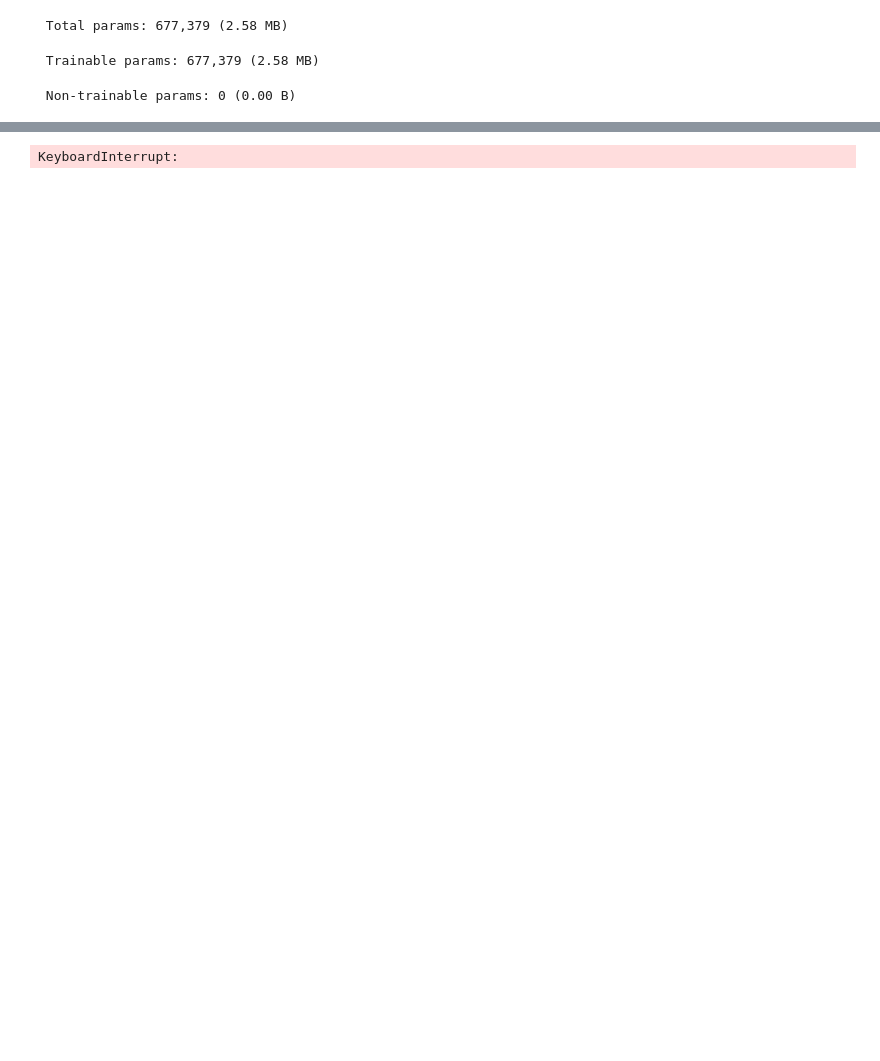
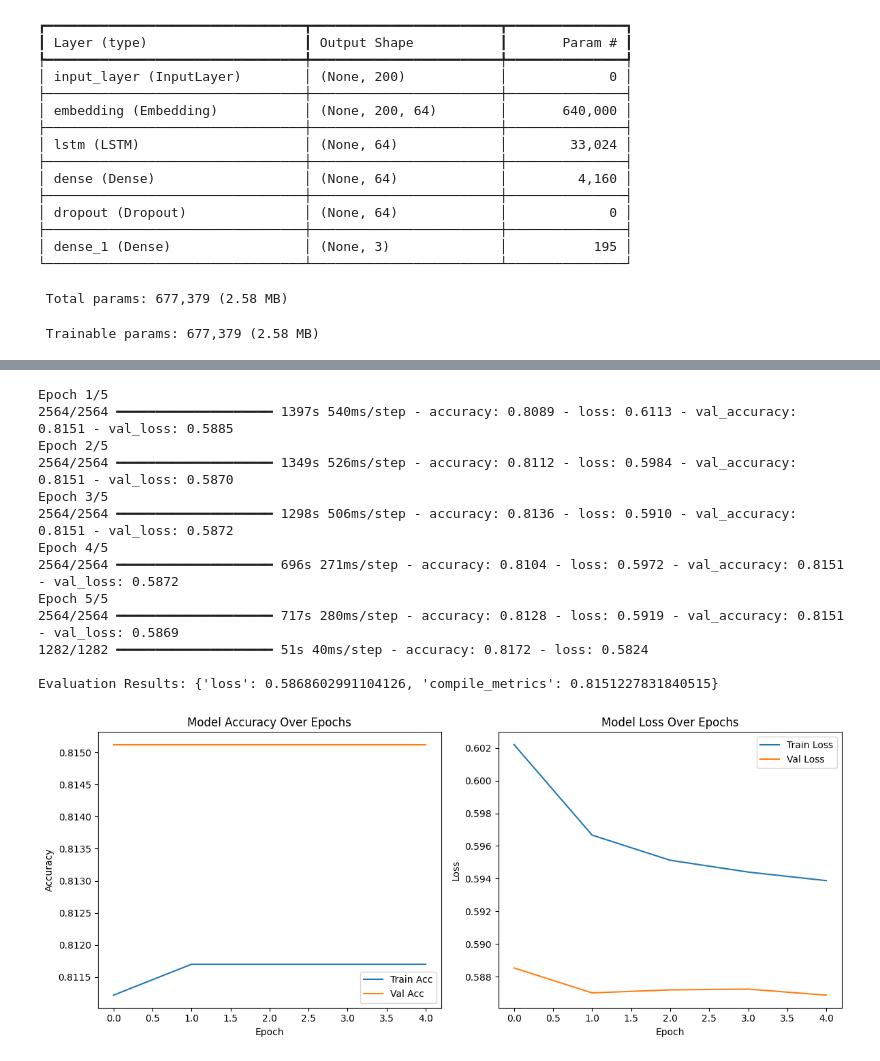
Before and after one commit to harish-git63/Demo1, a Jupyter notebook: mini_p.ipynb, the cells around one changed output, grey strips where cells are left out. Saved outputs shown, nothing was run; the diff lists cells and outputs as text; code cells hidden in the pictures; blank space fills up the shorter version.

```diff
--- a/mini_p.ipynb
+++ b/mini_p.ipynb
@@ -153,24 +150,31 @@ import string
 import nltk
 from nltk.corpus import stopwords
 
-# Download NLTK stopwords
-nltk.download('stopwords')
-stop_words = set(stopwords.words('english'))
+# ------------------ 1. Load dataset ------------------
+# ✅ FIX: Added encoding parameter to handle potential UnicodeDecodeError
+try:
+    df = pd.read_csv("/content/Dataset-SA.csv", encoding='latin1')
+    print("✅ Dataset loaded successfully with latin1 encoding!")
+except UnicodeDecodeError:
+    try:
+        df = pd.read_csv("/content/Dataset-SA.csv", encoding='ISO-8859-1')
+        print("✅ Dataset loaded successfully with ISO-8859-1 encoding!")
+    except Exception as e:
+        print(f"❌ Could not load dataset with common encodings: {e}")
+        # Handle the error appropriately, perhaps by stopping or trying another encoding
+        exit() # Or raise an exception
 
-# ------------------ 1. Load dataset ------------------
-df = pd.read_csv("/content/Dataset-SA.csv")
-print("Dataset loaded successfully!")
 print("Columns in dataset:", df.columns.tolist())
 print(df.head())
 
 # ------------------ 2. Identify text and target columns ------------------
-text_column = "product_name"  # Change if your text column is different
+text_column = "product_name"  # Change if needed
 
-# Auto-detect possible target columns (exclude text)
+# Auto-detect possible target columns
 possible_targets = [col for col in df.columns if col != text_column]
 print(f"Possible target columns: {possible_targets}")
 
-# Use last column as target by default (or manually set)
+# Use last column as target
 target_column = possible_targets[-1]
 print(f"Using '{target_column}' as target column.")
 
@@ -179,13 +183,16 @@ df.dropna(subset=[text_column, target_column], inplace=True)
 df = df.sample(frac=1, random_state=42).reset_index(drop=True)
 
 # ------------------ 3a. Text preprocessing ------------------
+nltk.download('stopwords')
+stop_words = set(stopwords.words('english'))
+
 def preprocess_text(text):
-    text = text.lower()  # Lowercase
-    text = re.sub(r'<.*?>', '', text)  # Remove HTML tags
-    text = text.translate(str.maketrans('', '', string.punctuation))  # Remove punctuation
-    text = re.sub(r'\d+', '', text)  # Remove numbers
-    text = re.sub(r'\s+', ' ', text).strip()  # Remove extra whitespace
-    text = ' '.join([word for word in text.split() if word not in stop_words])  # Remove stopwords
+    text = text.lower()
+    text = re.sub(r'<.*?>', '', text)
+    text = text.translate(str.maketrans('', '', string.punctuation))
+    text = re.sub(r'\d+', '', text)
+    text = re.sub(r'\s+', ' ', text).strip()
+    text = ' '.join([word for word in text.split() if word not in stop_words])
     return text
 
 texts = df[text_column].astype(str).apply(preprocess_text)
@@ -218,7 +225,8 @@ X_train, X_test, y_train, y_test = train_test_split(padded, y, test_size=0.2, ra
 
 # ------------------ 7. Build LSTM model ------------------
 text_input = Input(shape=(200,))
-embedding = Embedding(input_dim=10000, output_dim=64, input_length=200)(text_input)
+# ✅ FIX: removed deprecated 'input_length' argument
+embedding = Embedding(input_dim=10000, output_dim=64)(text_input)
 lstm = LSTM(64, dropout=0.3, recurrent_dropout=0.3)(embedding)
 dense1 = Dense(64, activation='relu')(lstm)
 drop1 = Dropout(0.3)(dense1)
@@ -242,7 +250,7 @@ eval_result = model.evaluate(X_test, y_test)
 print(f"\nEvaluation Results: {dict(zip(model.metrics_names, eval_result))}")
 
 # ------------------ 10. Plot accuracy/MAE and loss ------------------
-plt.figure(figsize=(12,5))
+plt.figure(figsize=(12, 5))
 
 if 'accuracy' in history.history:
     plt.subplot(1, 2, 1)
@@ -310,3 +304,17 @@ Model: "functional_1"
- Total params: 677,379 (2.58 MB)
+┏━━━━━━━━━━━━━━━━━━━━━━━━━━━━━━━━━┳━━━━━━━━━━━━━━━━━━━━━━━━┳━━━━━━━━━━━━━━━┓
+┃ Layer (type)                    ┃ Output Shape           ┃       Param # ┃
+┡━━━━━━━━━━━━━━━━━━━━━━━━━━━━━━━━━╇━━━━━━━━━━━━━━━━━━━━━━━━╇━━━━━━━━━━━━━━━┩
+│ input_layer (InputLayer)        │ (None, 200)            │             0 │
+├─────────────────────────────────┼────────────────────────┼───────────────┤
+│ embedding (Embedding)           │ (None, 200, 64)        │       640,000 │
+├─────────────────────────────────┼────────────────────────┼───────────────┤
+│ lstm (LSTM)                     │ (None, 64)             │        33,024 │
+├─────────────────────────────────┼────────────────────────┼───────────────┤
+│ dense (Dense)                   │ (None, 64)             │         4,160 │
+├─────────────────────────────────┼────────────────────────┼───────────────┤
+│ dropout (Dropout)               │ (None, 64)             │             0 │
+├─────────────────────────────────┼────────────────────────┼───────────────┤
+│ dense_1 (Dense)                 │ (None, 3)              │           195 │
+└─────────────────────────────────┴────────────────────────┴───────────────┘
- Trainable params: 677,379 (2.58 MB)
+ Total params: 677,379 (2.58 MB)
- Non-trainable params: 0 (0.00 B)
+ Trainable params: 677,379 (2.58 MB)
@@ -315 +322,14 @@ Epoch 1/5
-KeyboardInterrupt:
+Epoch 1/5
+2564/2564 ━━━━━━━━━━━━━━━━━━━━ 1397s 540ms/step - accuracy: 0.8089 - loss: 0.6113 - val_accuracy: 0.8151 - val_loss: 0.5885
+Epoch 2/5
+2564/2564 ━━━━━━━━━━━━━━━━━━━━ 1349s 526ms/step - accuracy: 0.8112 - loss: 0.5984 - val_accuracy: 0.8151 - val_loss: 0.5870
+Epoch 3/5
+2564/2564 ━━━━━━━━━━━━━━━━━━━━ 1298s 506ms/step - accuracy: 0.8136 - loss: 0.5910 - val_accuracy: 0.8151 - val_loss: 0.5872
+Epoch 4/5
+2564/2564 ━━━━━━━━━━━━━━━━━━━━ 696s 271ms/step - accuracy: 0.8104 - loss: 0.5972 - val_accuracy: 0.8151 - val_loss: 0.5872
+Epoch 5/5
+2564/2564 ━━━━━━━━━━━━━━━━━━━━ 717s 280ms/step - accuracy: 0.8128 - loss: 0.5919 - val_accuracy: 0.8151 - val_loss: 0.5869
+1282/1282 ━━━━━━━━━━━━━━━━━━━━ 51s 40ms/step - accuracy: 0.8172 - loss: 0.5824
+
+Evaluation Results: {'loss': 0.5868602991104126, 'compile_metrics': 0.8151227831840515}
+[figure, added]
```
Also changed, not shown: parts of 3 cells of this notebook.
